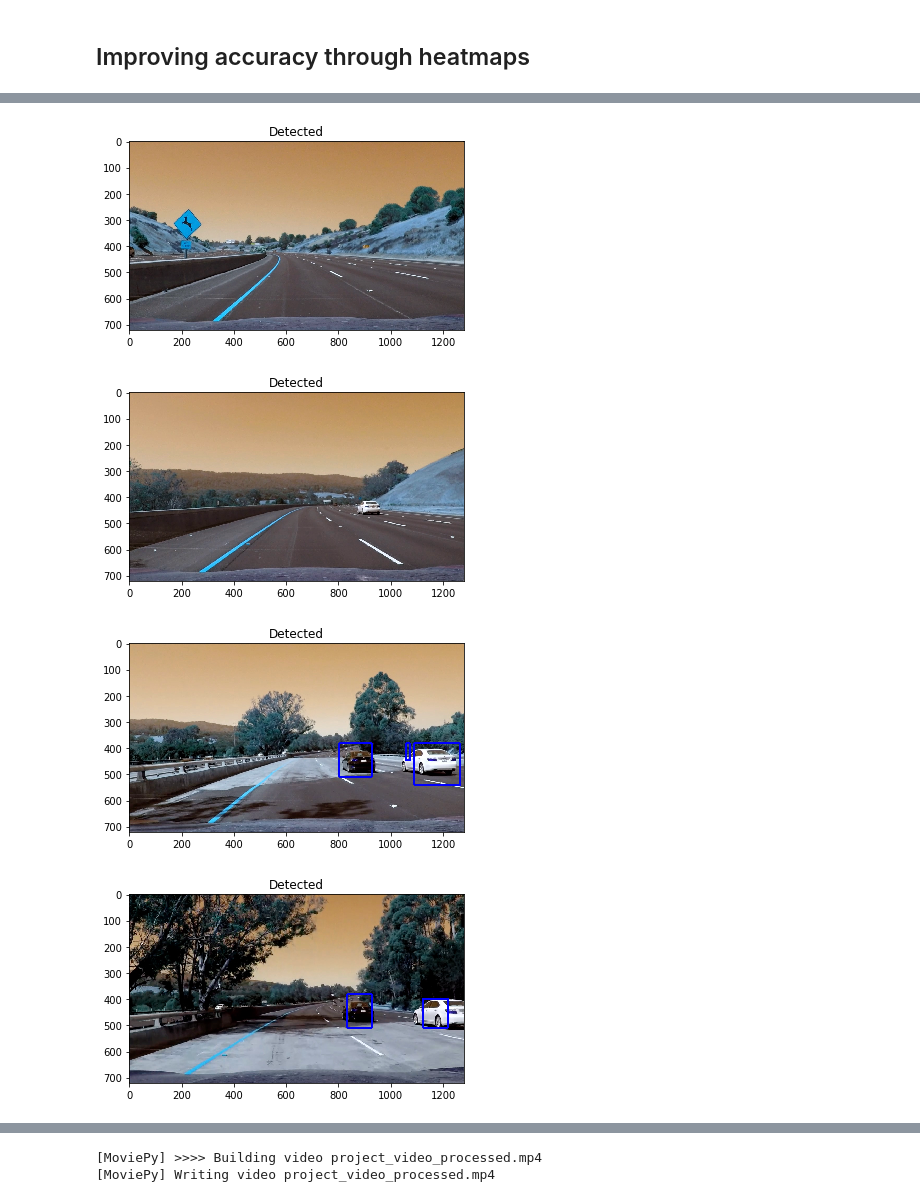
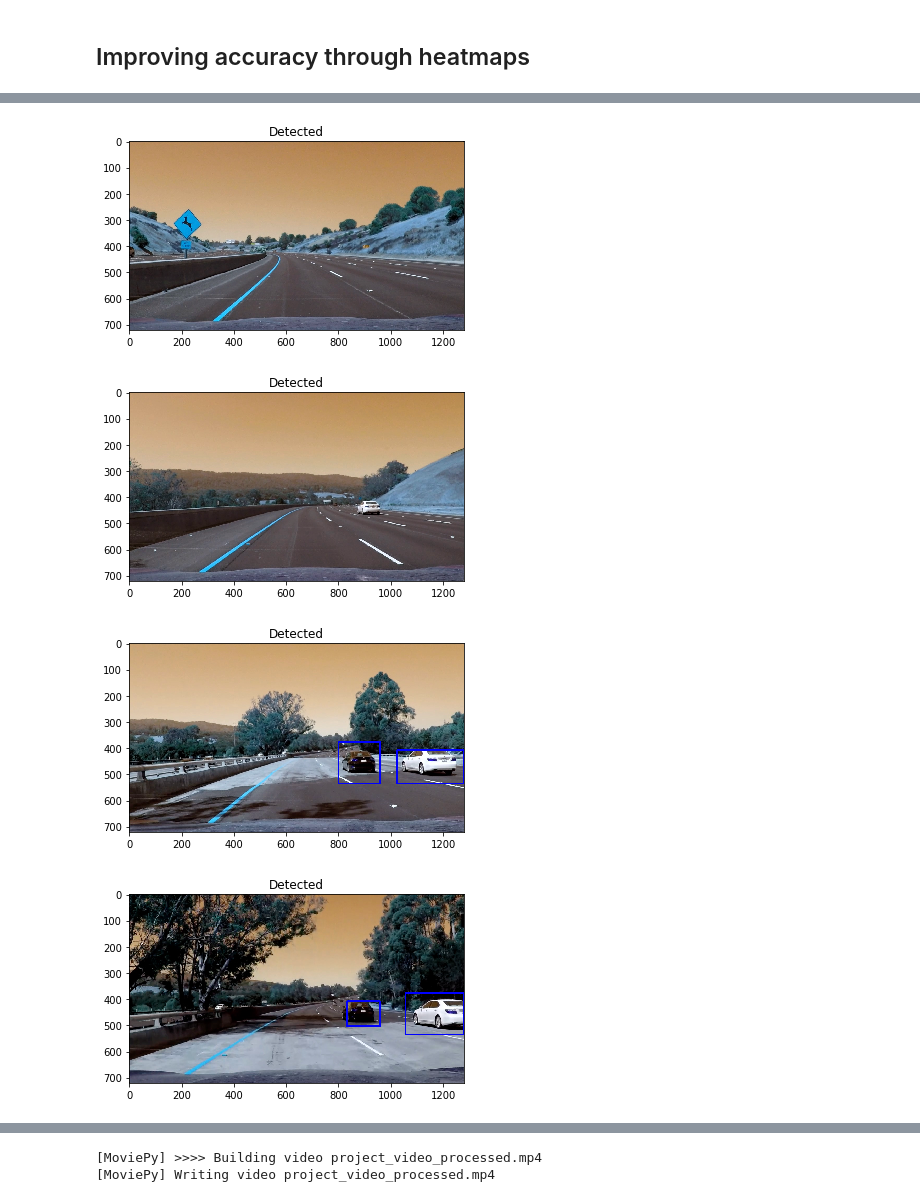
Before and after one commit to fera0013/CarND-Vehicle-Detection-P5, a Jupyter notebook: CarND-Vehicle-Detection.ipynb, the cells around one changed output, grey strips where cells are left out. Drawn from its saved outputs; the diff is of its cells as text; code cells hidden in the pictures.

```diff
--- a/CarND-Vehicle-Detection.ipynb
+++ b/CarND-Vehicle-Detection.ipynb
@@ -314,17 +365,15 @@ def slide_window(img, x_start_stop=[None, None], y_start_stop=[None, None],
     return window_list
 
 
-windows = slide_window(image, x_start_stop=[450, None], y_start_stop=[350, 500],
-              xy_window=(256, 256), xy_overlap=(0.75, 0.75))
-windows.extend(slide_window(image, x_start_stop=[450, None], y_start_stop=[350, 500],
-              xy_window=(128, 128), xy_overlap=(0.75, 0.75)))
-windows.extend(slide_window(image, x_start_stop=[450, None], y_start_stop=[350, 500],
-              xy_window=(96, 96), xy_overlap=(0.5, 0.5)))
-#windows.extend(slide_window(image, x_start_stop=[None, None], y_start_stop=[350, 500],
-#              xy_window=(196, 196), xy_overlap=(0.5, 0.5)))
 
-window_img = draw_boxes(image, windows, color=(0, 0, 255), thick=6)
-plt.imshow(window_img)
+window_size = 128
+windows = slide_window(image,
+                           x_start_stop=[image.shape[1]-6*window_size, None],
+                           y_start_stop=[600-2*window_size, 600],
+                           xy_window=(window_size, window_size), xy_overlap=(0.75,0.75))
+window_image = draw_boxes(image, windows, color=(0, 0, 255), thick=6)
+plt.imshow(window_image)
 plt.show()
+
 cv2.imwrite('output_images/detection_grid/'+basename(test_images[0]), window_img)
 # %% [output]
@@ -424,7 +473,8 @@ for test_image_path in test_image_paths:
                         spatial_size=(32, 32), hist_bins=32,
                         hist_range=(0, 256), orient=9,
                         pix_per_cell=8, cell_per_block=2,
-                        hog_channel=0, spatial_feat=True,
+                        hog_channel = hog_channel,
+                        spatial_feat=True,
                         hist_feat=True, hog_feat=True)
     if len(positives) == 0:
         window_img = test_image
@@ -486,7 +536,8 @@ for test_image_path in test_image_paths:
                         spatial_size=(32, 32), hist_bins=32,
                         hist_range=(0, 256), orient=9,
                         pix_per_cell=8, cell_per_block=2,
-                        hog_channel=0, spatial_feat=True,
+                        hog_channel= hog_channel,
+                        spatial_feat=True,
                         hist_feat=True, hog_feat=True)
     if len(positives) == 0:
         window_img = test_image
@@ -547,8 +598,10 @@ for test_image_path in test_image_paths:
                         spatial_size=(32, 32), hist_bins=32,
                         hist_range=(0, 256), orient=9,
                         pix_per_cell=8, cell_per_block=2,
-                        hog_channel=0, spatial_feat=True,
-                        hist_feat=True, hog_feat=True)
+                        hog_channel = hog_channel,
+                        spatial_feat=True,
+                        hist_feat=True,
+                        hog_feat=True)
     if len(positives) == 0:
         window_img = test_image
     else:
@@ -595,7 +648,7 @@ def process(image):
                         spatial_size=(32, 32), hist_bins=32,
                         hist_range=(0, 256), orient=9,
                         pix_per_cell=8, cell_per_block=2,
-                        hog_channel=0, spatial_feat=True,
+                        hog_channel=hog_channel, spatial_feat=True,
                         hist_feat=True, hog_feat=True)
 
     # Add heat to each box in box list
@@ -622,7 +675,8 @@ for test_image_path in test_image_paths:
                         spatial_size=(32, 32), hist_bins=32,
                         hist_range=(0, 256), orient=9,
                         pix_per_cell=8, cell_per_block=2,
-                        hog_channel=0, spatial_feat=True,
+                        hog_channel = hog_channel,
+                        spatial_feat=True,
                         hist_feat=True, hog_feat=True)
     if len(positives) == 0:
         window_img = test_image
@@ -651,4 +705,4 @@ for test_image_path in test_image_paths:
 [figure]
 [figure]
-[figure, old version]
+[figure, new version]
-[figure, old version]
+[figure, new version]
```
Also changed, not shown: parts of 9 cells of this notebook, 18 other files.
